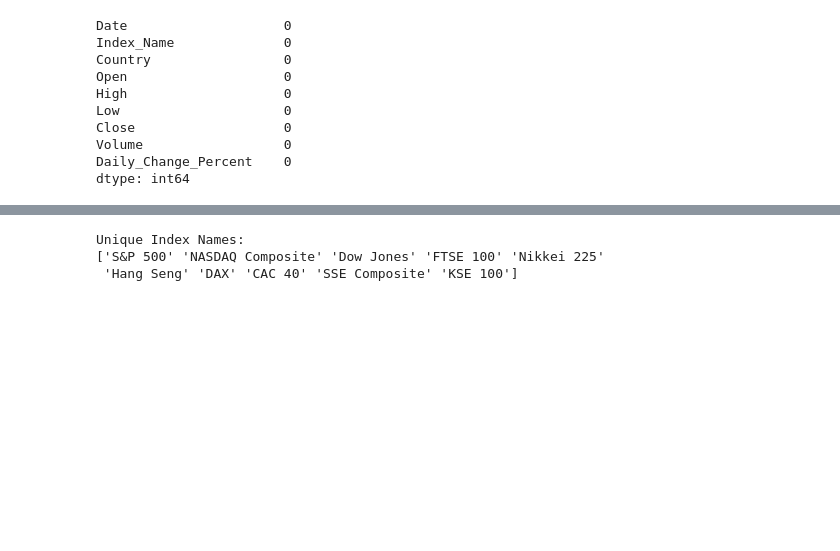
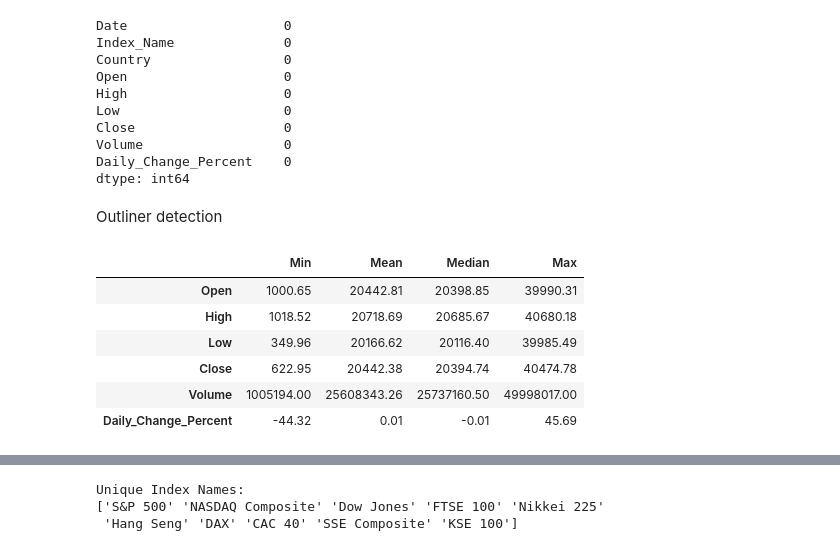
Before and after one commit to Ashmin-Gurung/Global-Stock-Market-EDA, a Jupyter notebook: Stock.ipynb, the cells around one changed output, grey strips where cells are left out. Drawn from its saved outputs; the diff is of its cells as text; code cells hidden in the pictures; blank space fills up the shorter version.

```diff
--- a/Stock.ipynb
+++ b/Stock.ipynb
@@ -98,3 +98,26 @@ Close                   0
 Volume                  0
 Daily_Change_Percent    0
 dtype: int64
+# %% [markdown]
+Outliner detection
+# %%
+# Checking the min, mean, median, max values of numerical columns to identify the ouliners
+
+num_cols = df.select_dtypes(include=['number']).columns
+stat = pd.DataFrame({
+    'Min': df[num_cols].min(),
+    'Mean': df[num_cols].mean(),
+    'Median': df[num_cols].median(),
+    'Max': df[num_cols].max()
+})
+
+stat = stat.applymap(lambda x: f"{x:.2f}")
+stat
+# %% [output]
+|  | Min | Mean | Median | Max |
+| Open | 1000.65 | 20442.81 | 20398.85 | 39990.31 |
+| High | 1018.52 | 20718.69 | 20685.67 | 40680.18 |
+| Low | 349.96 | 20166.62 | 20116.40 | 39985.49 |
+| Close | 622.95 | 20442.38 | 20394.74 | 40474.78 |
+| Volume | 1005194.00 | 25608343.26 | 25737160.50 | 49998017.00 |
+| Daily_Change_Percent | -44.32 | 0.01 | -0.01 | 45.69 |
```
Also changed, not shown: parts of 7 cells of this notebook.
